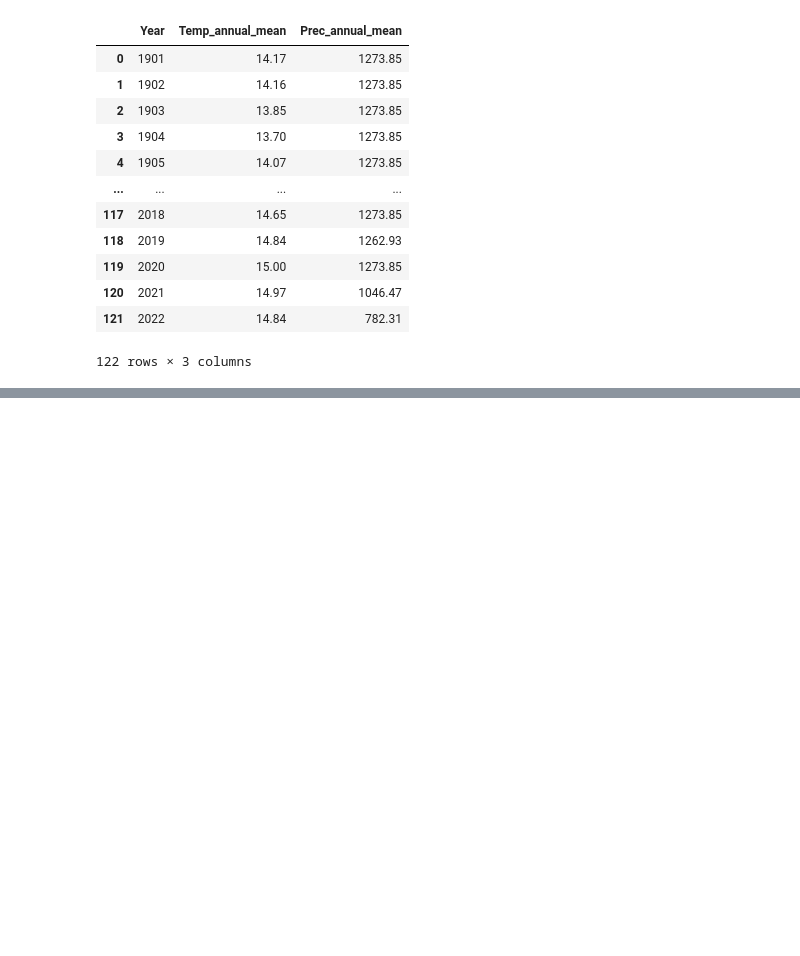
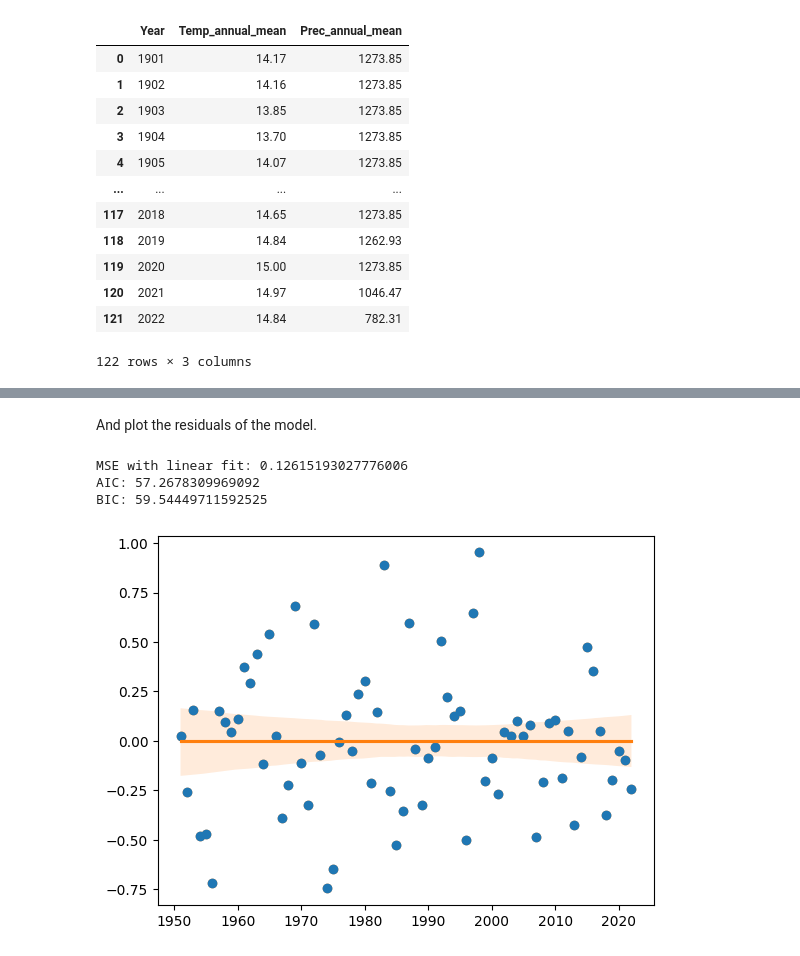
Before and after one commit to pipaber/Portfolio, a Jupyter notebook: posts/time_series/time_series_analysis.ipynb, the cells around one changed output, grey strips where cells are left out. Drawn from its saved outputs; the diff is of its cells as text; code cells hidden in the pictures; blank space fills up the shorter version.

```diff
--- a/posts/time_series/time_series_analysis.ipynb
+++ b/posts/time_series/time_series_analysis.ipynb
@@ -235,0 +95,21 @@ plt.plot(train_date.flatten(), model_train.flatten(), c="r")
+# %%
+from scipy.stats import norm
+def evaluate_AIC(k, residuals):
+  """
+  Finds the AIC given the number of parameters estimated and
+  the residuals of the model. Assumes residuals are distributed
+  Gaussian with unknown variance.
+  """
+  standard_deviation = np.std(residuals)
+  log_likelihood = norm.logpdf(residuals, 0, scale=standard_deviation)
+  return 2 * k - 2 * np.sum(log_likelihood)
+
+def evaluate_BIC(k, residuals):
+  """
+  Finds the AIC given the number of parameters estimated and
+  the residuals of the model. Assumes residuals are distributed
+  Gaussian with unknown variance.
+  """
+  standard_deviation = np.std(residuals)
+  log_likelihood = norm.logpdf(residuals, 0, scale=standard_deviation)
+  return k * np.log(len(residuals)) - 2 * np.sum(log_likelihood)
@@ -235,0 +137,15 @@ plt.plot(train_date.flatten(), model_train.flatten(), c="r")
+# %% [markdown]
+And plot the residuals of the model.
+# %%
+linear_residuals = y - y_hat
+plt.plot(X, linear_residuals,'o')
+sns.regplot(x=X, y=linear_residuals)
+
+print("MSE with linear fit:", np.mean((linear_residuals)**2))
+print("AIC:", evaluate_AIC(1, linear_residuals))
+print("BIC:", evaluate_BIC(1, linear_residuals))
+# %% [output]
+MSE with linear fit: 0.12615193027776006
+AIC: 57.2678309969092
+BIC: 59.54449711592525
+[figure, added]
```
Also changed, not shown: parts of 60 cells of this notebook, 32 other files.
